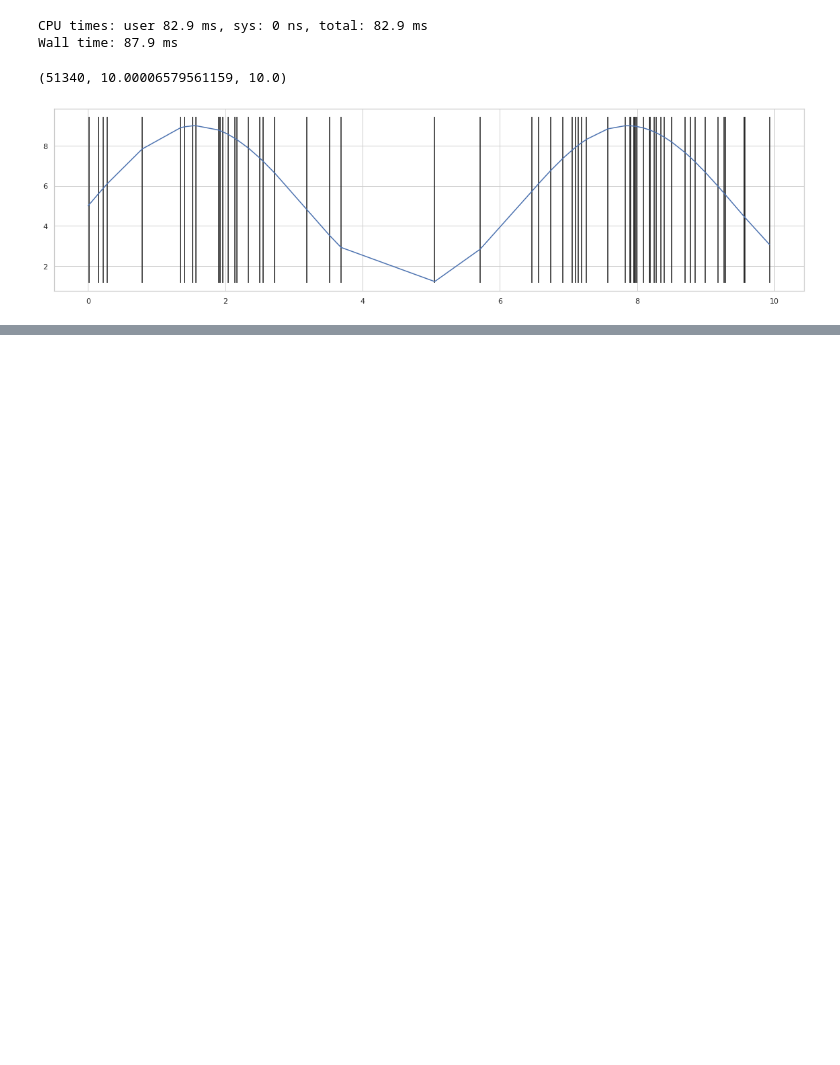
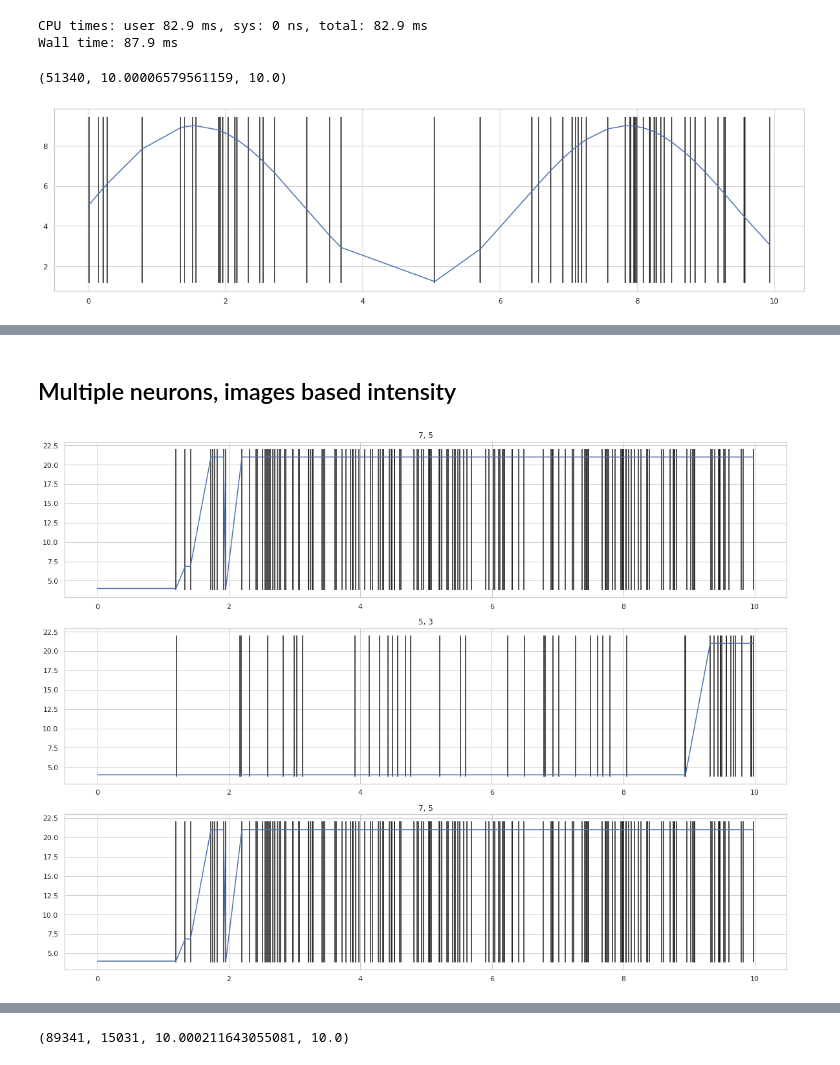
Before and after one commit to pkuderov/sPinky, a Jupyter notebook: scratch.ipynb, the cells around one changed output, grey strips where cells are left out. Cells and saved outputs as stored; diff of their text form; code cells hidden in the pictures; blank space fills up the shorter version.

```diff
--- a/scratch.ipynb
+++ b/scratch.ipynb
@@ -129,0 +227,74 @@ Wall time: 87.9 ms
+# %% [markdown]
+## Multiple neurons, images based intensity
+# %%
+%%time
+
+def rate_lambda(t, i, j):
+    ind = min(int(t * len(small_images) / t_end), len(small_images) - 1)
+    img = small_images[ind]
+    return 4 + img[i][j] / pixel_scale
+
+def save_events(ind, t, rate, t_spike=None):
+    i, j = ind
+    ts[i][j].append(t)
+    rates[i][j].append(rate)
+    if t_spike is not None:
+        spikes[i][j].append(t_spike)
+
+def recalculate_rate_next_spike(ind, t):
+    i, j = ind
+    rate = rate_lambda(t, i, j)
+    next_spike_dt = sample_spike_dt(t, rate)
+    next_spike_t = t + next_spike_dt
+    return next_spike_t, rate
+
+
+unit_of_time = .025   # fraction of second
+pixel_scale = 15.
+width, height = small_images[0].shape
+T0 = time.monotonic()
+t, t_end = 0., 10.
+
+pq_times, ts, rates, spikes = [], [], [], []
+for i in range(width):
+    ts.append([]), rates.append([]), spikes.append([])
+    for j in range(height):
+        ts[i].append([]), rates[i].append([]), spikes[i].append([])
+
+        ind = (i, j)
+        next_spike_t, cur_rate = recalculate_rate_next_spike(ind, t)
+        save_events(ind, t, cur_rate)
+        heappush(pq_times, (next_spike_t, ind))
+
+# print(t, next_spike_t)
+j = 0
+
+next_spike_t, ind = pq_times[0]
+while t <= t_end:
+    t = scaled_time(T0, time.monotonic())
+    if t < next_spike_t:
+        j += 1
+        continue
+
+    heappop(pq_times)
+    next_spike_t, cur_rate = recalculate_rate_next_spike(ind, t)
+    save_events(ind, t, cur_rate, t_spike=t)
+    heappush(pq_times, (next_spike_t, ind))
+
+    next_spike_t, ind = pq_times[0]
+
+fig, axes = plt.subplots(3, 1, figsize=(20, 15))
+
+for ax in axes:
+    x, y = np.random.randint(0, 10, size=(2,))
+    sns.lineplot(ts[x][y], rates[x][y], ax=ax)
+
+    min_rates, max_rates = min(rates[x][y]), max(rates[x][y])
+    ax.vlines(spikes[x][y], min_rates * .95, max_rates * 1.05)
+    ax.set_title(f"{x}, {y}")
+
+plt.show()
+event_count = sum(len(a) for row in ts for a in row)
+j, event_count, t, t_end
+# %% [output]
+[figure, added]
@@ -129,0 +303 @@ Wall time: 87.9 ms
+(89341, 15031, 10.000211643055081, 10.0)
```
Also changed, not shown: parts of 16 cells of this notebook.
